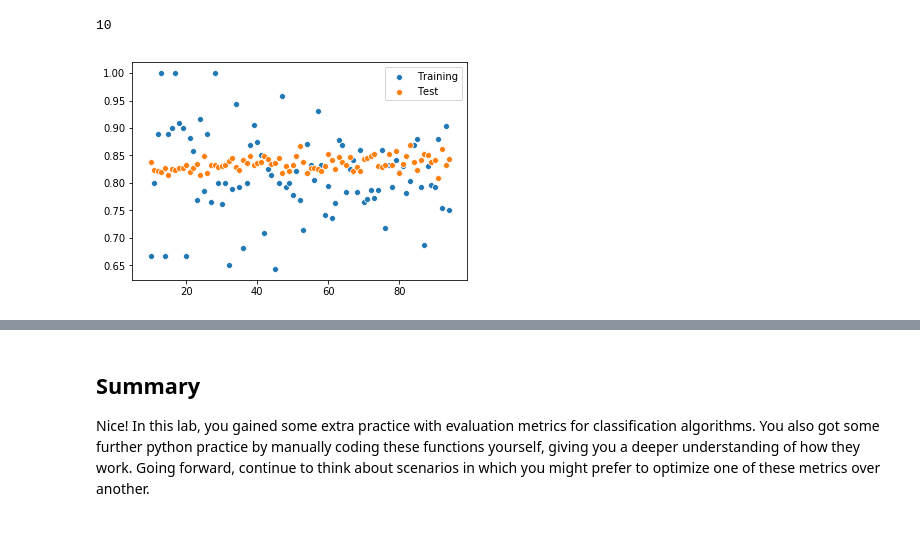
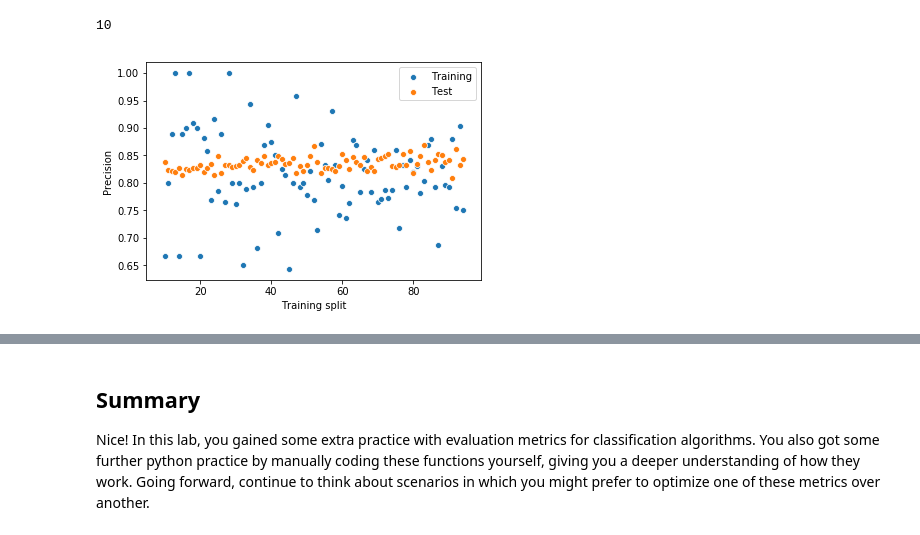
Before and after one commit to danjizquierdo/dsc-3-29-06-evaluating-logistic-regression-models-lab-nyc-ds-career-012819, a Jupyter notebook: index.ipynb, the cells around one changed output, grey strips where cells are left out. Drawn from its saved outputs; the diff is of its cells as text; code cells hidden in the pictures.

```diff
--- a/index.ipynb
+++ b/index.ipynb
@@ -139,6 +139,8 @@ testing_Precision[:][1]
 # %%
 sns.scatterplot([prec[1] for prec in testing_Precision],[prec[0] for prec in testing_Precision])
 sns.scatterplot([prec[1] for prec in training_Precision],[prec[0] for prec in training_Precision])
-plt.legend(['Training','Test']);
+plt.legend(['Training','Test'])
+plt.xlabel('Training split')
+plt.ylabel('Precision');
 # %% [output]
-[figure, old version]
+[figure, new version]
```
Also changed, not shown: parts of 4 cells of this notebook.
